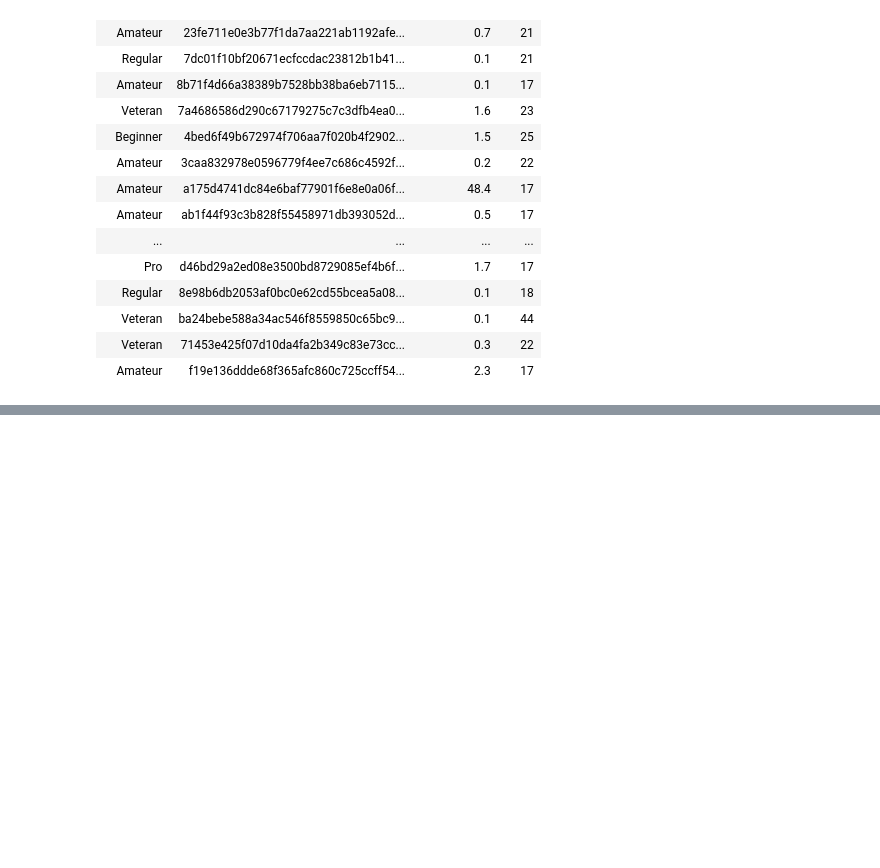
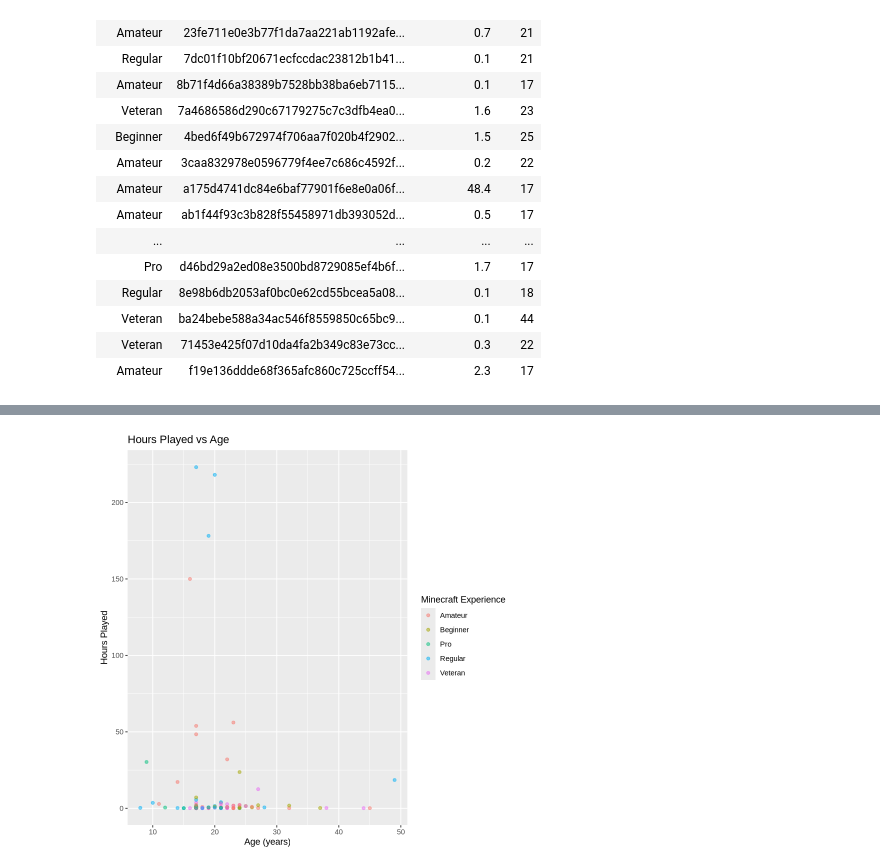
Before and after one commit to mastermagicka/dsci-100-minecraft-project, a Jupyter notebook: Minecraft.ipynb, the cells around one changed output, grey strips where cells are left out. Saved outputs shown, nothing was run; the diff lists cells and outputs as text; code cells hidden in the pictures; blank space fills up the shorter version.

```diff
--- a/Minecraft.ipynb
+++ b/Minecraft.ipynb
@@ -112,0 +139,9 @@ A tibble: 5 × 2
+# %%
+age_experience_plot<- players_select|>
+ggplot(aes(x= Age, y = played_hours, colour = experience))+
+    geom_point(alpha = 0.5)+
+    labs(x= "Age (years)", y = "Hours Played", colour = "Minecraft Experience")+
+    ggtitle("Hours Played vs Age")
+age_experience_plot
+# %% [output]
+[figure, added]
```
Also changed, not shown: parts of 3 cells of this notebook.
